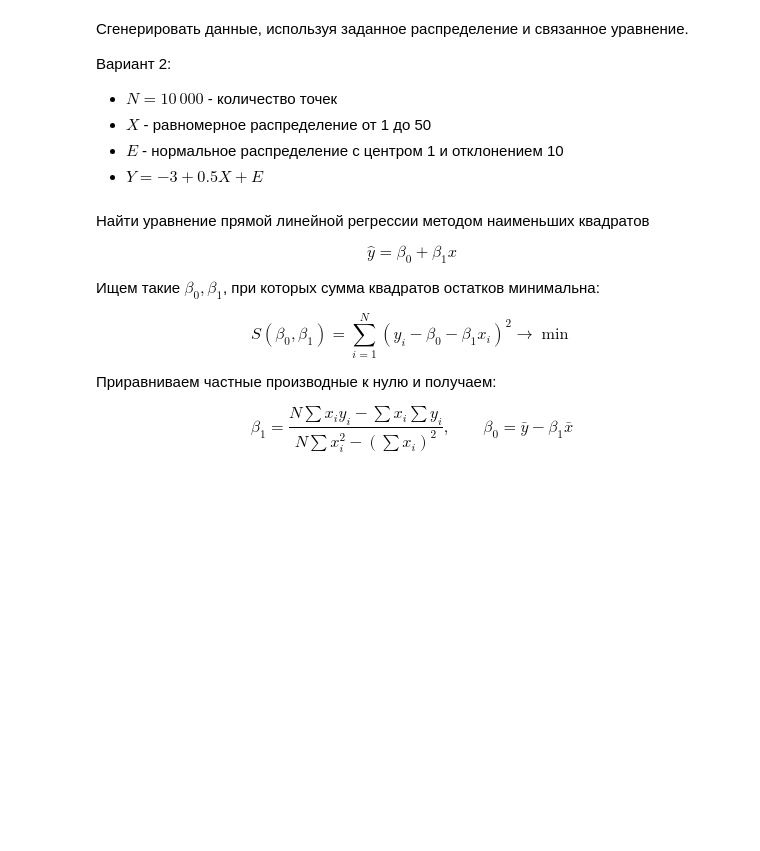
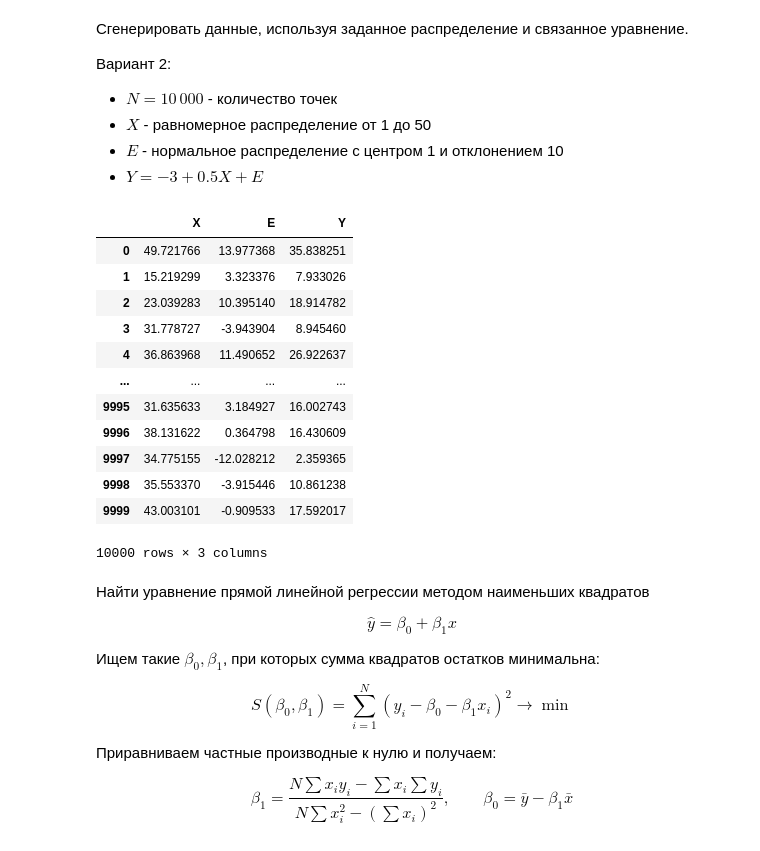
Before and after one commit to CompleWin/ml-journey, a Jupyter notebook: lessons/pavel/lab3/lab3_live.ipynb, the cells around one changed output. Saved outputs shown, nothing was run; the diff lists cells and outputs as text; code cells hidden in the pictures; blank space fills up the shorter version.

```diff
--- a/lessons/pavel/lab3/lab3_live.ipynb
+++ b/lessons/pavel/lab3/lab3_live.ipynb
@@ -9,6 +9,38 @@
 - $X$ - равномерное распределение от 1 до 50
 - $E$ - нормальное распределение с центром 1 и отклонением 10
 - $Y = -3 + 0.5X + E$
+# %%
+import numpy as np
+import matplotlib.pyplot as plt
+import pandas as pd
+
+rng = np.random.default_rng()
+
+N = 10_000
+X = rng.uniform(1, 50, N)
+E = rng.normal(1, 10, N)
+Y = -3 + 0.5 * X + E
+
+df = pd.DataFrame({
+    "X": X,
+    "E": E,
+    "Y": Y
+})
+df
+# %% [output]
+|  | X | E | Y |
+| 0 | 49.721766 | 13.977368 | 35.838251 |
+| 1 | 15.219299 | 3.323376 | 7.933026 |
+| 2 | 23.039283 | 10.395140 | 18.914782 |
+| 3 | 31.778727 | -3.943904 | 8.945460 |
+| 4 | 36.863968 | 11.490652 | 26.922637 |
+| ... | ... | ... | ... |
+| 9995 | 31.635633 | 3.184927 | 16.002743 |
+| 9996 | 38.131622 | 0.364798 | 16.430609 |
+| 9997 | 34.775155 | -12.028212 | 2.359365 |
+| 9998 | 35.553370 | -3.915446 | 10.861238 |
+| 9999 | 43.003101 | -0.909533 | 17.592017 |
+10000 rows × 3 columns
 # %% [markdown]
 Найти уравнение прямой линейной регрессии методом наименьших квадратов
 
```
Also changed, not shown: parts of 6 cells of this notebook, 4 other files.
